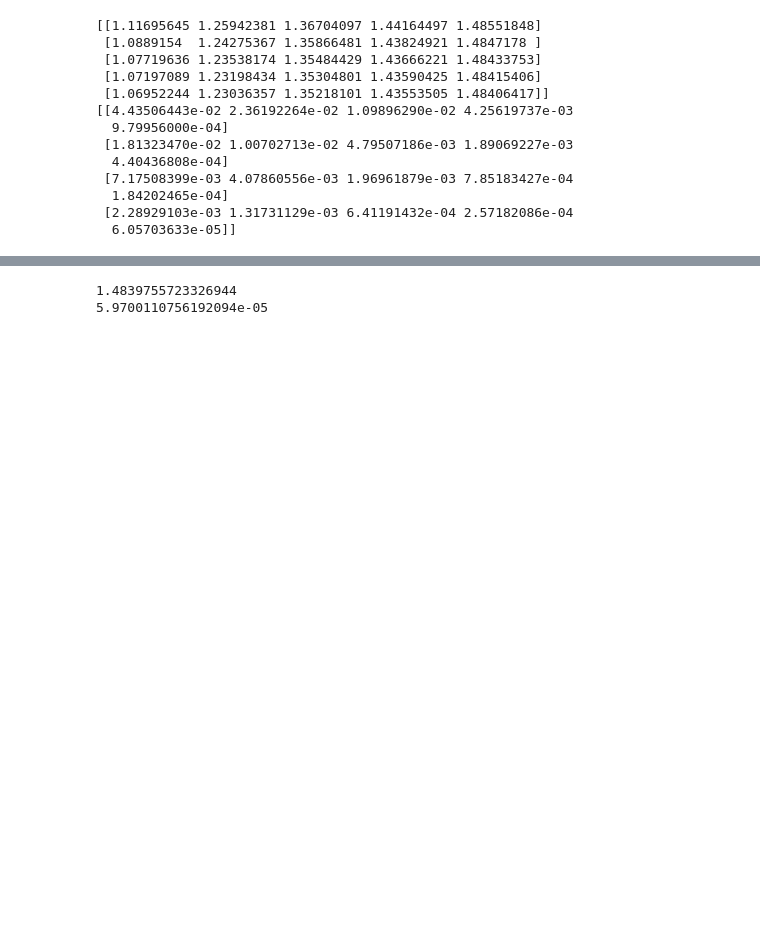
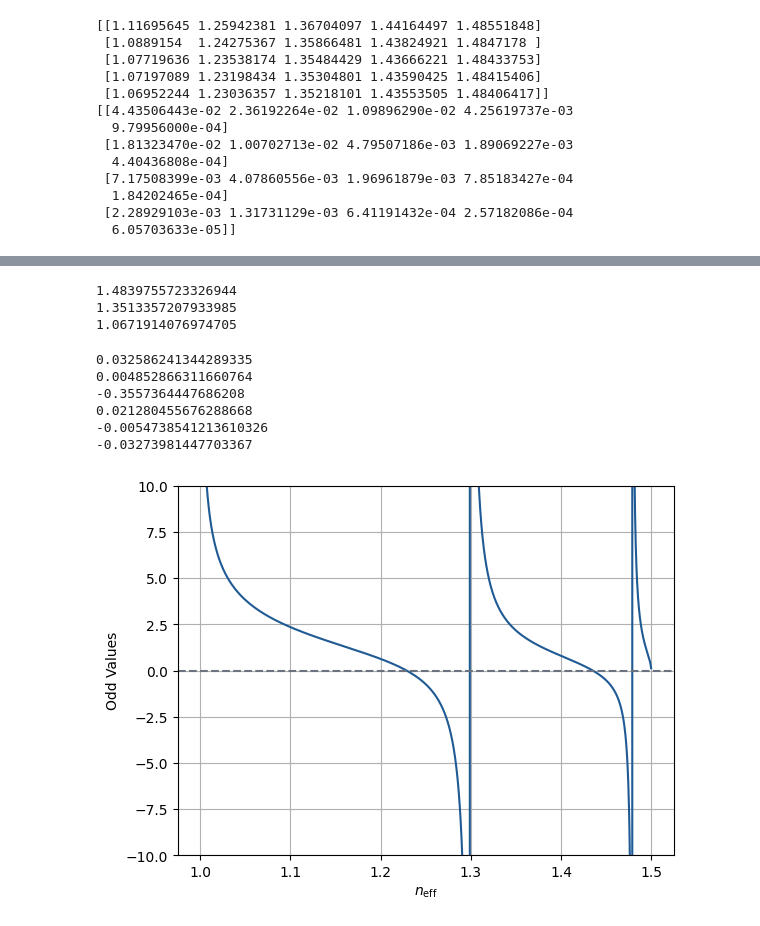
Before and after one commit to hyerim1212/maxwell-to-programmable-photonics, a Jupyter notebook: notebooks/09_guided_waves_and_dielectric_waveguide_modes.ipynb, the cells around one changed output, grey strips where cells are left out. Cells and saved outputs as stored; diff of their text form; code cells hidden in the pictures; blank space fills up the shorter version.

Commit message:
update the numerical study

```diff
--- a/notebooks/09_guided_waves_and_dielectric_waveguide_modes.ipynb
+++ b/notebooks/09_guided_waves_and_dielectric_waveguide_modes.ipynb
@@ -628,9 +629,6 @@ N_int = N_total - 2
 
 x = np.linspace(-L_3, L_3, N_total)
 
-lambda_0 = 2.0 #um
-k_0 = 2 * np.pi / lambda_0
-core_width = 4.0 #um
 
 #n
 def slab_index_profile(x: np.ndarray, core_width: float, refractive_index_core: float, refractive_index_cladding: float):
@@ -763,10 +761,6 @@ N_total = int(round((2 * L_reference / delta_x))) + 1
 N_int = N_total - 2
 
 x = np.linspace(-L_reference, L_reference, N_total)
-
-lambda_0 = 2.0 #um
-k_0 = 2 * np.pi / lambda_0
-core_width = 4.0 #um
 
 #계수 행렬
 main_diag = -2.0 * np.ones(N_int)
@@ -861,9 +855,6 @@ relative_errors = []
 modes = []
 
 delta_x = 0.1
-lambda_0 = 2.0 #um
-k_0 = 2 * np.pi / lambda_0
-core_width = 4.0 #um
 
 for l in L:
 
@@ -969,9 +960,6 @@ relative_errors = []
 modes = []
 
 delta_x = 0.1
-lambda_0 = 2.0 #um
-k_0 = 2 * np.pi / lambda_0
-core_width = 4.0 #um
 
 for l in L:
 
@@ -1255,13 +1262,58 @@ TE0_neff = brentq(
     1.484
 )
 
-error_analytic_TE0 = relative_error(
-    modes_L6[-1, -1],
-    TE0_neff
+TE2_neff = brentq(
+    TE_even_dispersion,
+    1.351,
+    1.352
+)
+
+TE4_neff = brentq(
+    TE_even_dispersion,
+    1.067,
+    1.068
 )
 
 print(TE0_neff)
-print(error_analytic_TE0)
+print(TE2_neff)
+print(TE4_neff)
 # %% [output]
 1.4839755723326944
-5.9700110756192094e-05
+1.3513357207933985
+1.0671914076974705
+# %%
+plt.plot(
+    neff_scan,
+    odd_values,
+    color = COLORS["numerical"]
+)
+
+plt.axhline(
+    0.0,
+    linestyle="--",
+    color = COLORS["reference"]
+)
+
+plt.xlabel(rf"$n_{{\mathrm{{eff}}}}$")
+plt.ylabel("Odd Values")
+
+plt.ylim(-10, 10)
+
+plt.grid()
+plt.show
+
+print(TE_odd_dispersion(1.434))
+print(TE_odd_dispersion(1.435))
+print(TE_odd_dispersion(1.446))
+
+print(TE_odd_dispersion(1.228))
+print(TE_odd_dispersion(1.229))
+print(TE_odd_dispersion(1.230))
+# %% [output]
+0.032586241344289335
+0.004852866311660764
+-0.3557364447686208
+0.021280455676288668
+-0.0054738541213610326
+-0.03273981447703367
+[figure, added]
```
Also changed, not shown: parts of 7 cells of this notebook.
